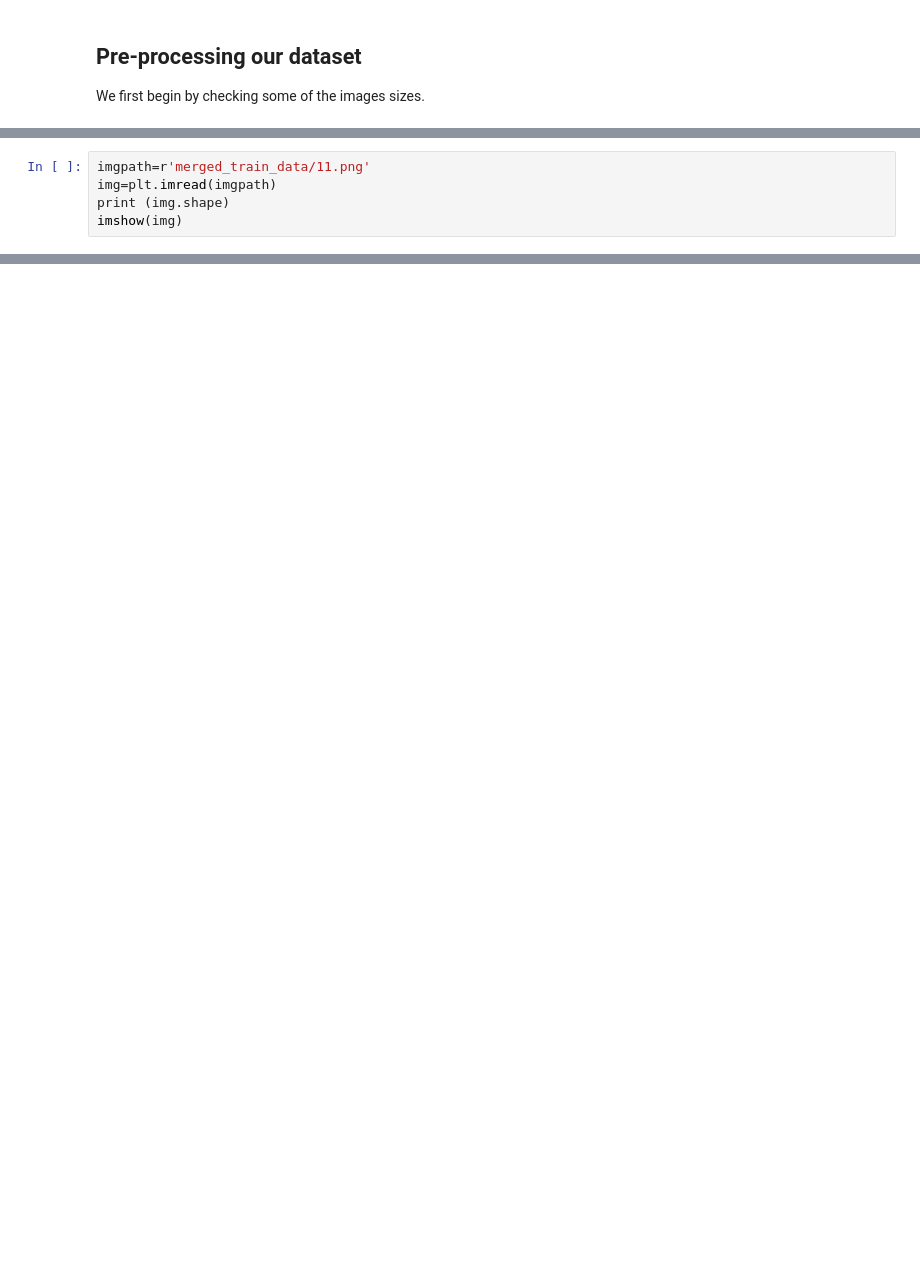
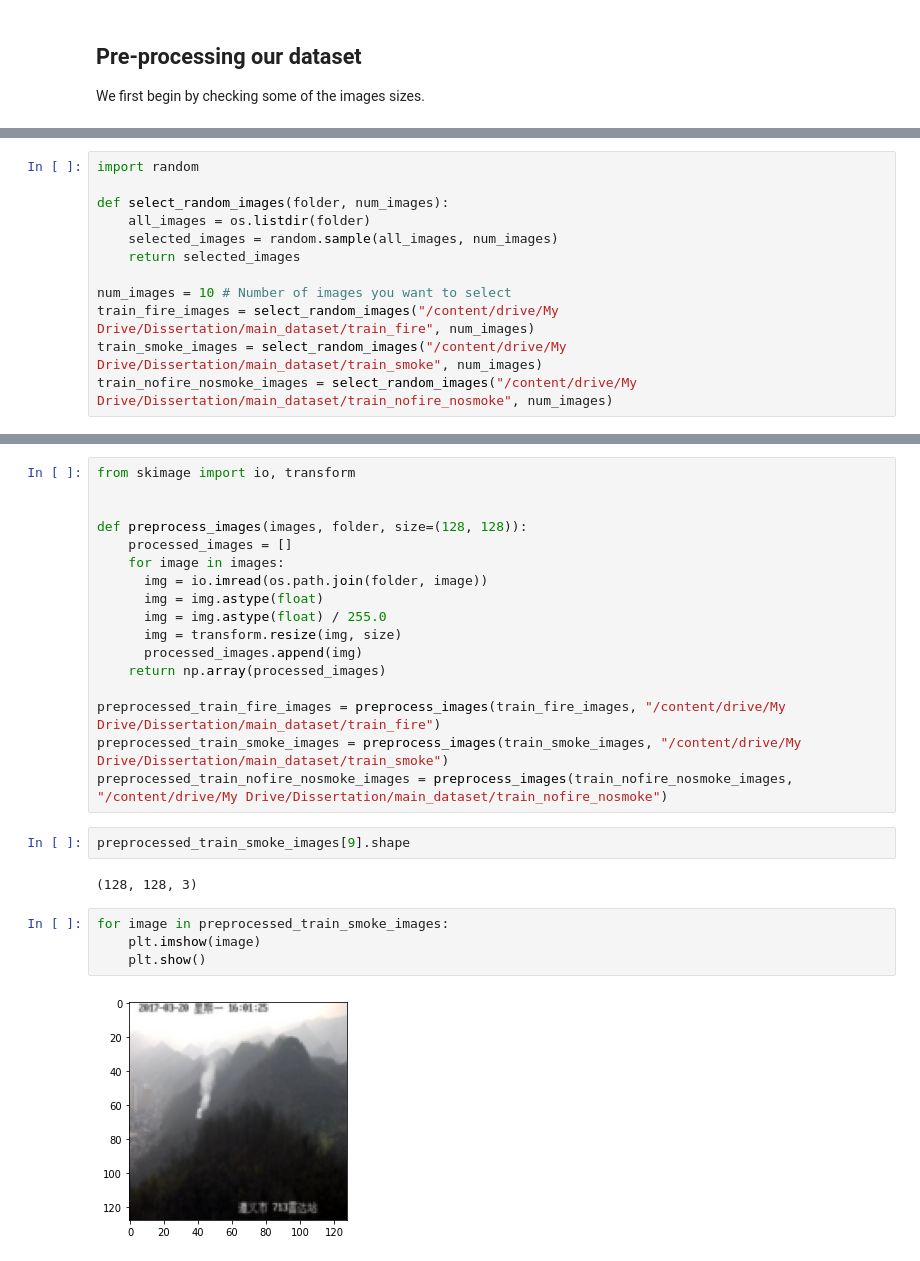
Before and after one commit to KoraySali/Dissertation_Archive, a Jupyter notebook: Dissertation_Wildfire_Detection.ipynb, the cells around one changed output, grey strips where cells are left out. Drawn from its saved outputs; the diff is of its cells as text; blank space fills up the shorter version.

```diff
--- a/Dissertation_Wildfire_Detection.ipynb
+++ b/Dissertation_Wildfire_Detection.ipynb
@@ -167,5 +53,0 @@ InvalidArgumentError: ignored
-# %%
-imgpath=r'merged_train_data/11.png'
-img=plt.imread(imgpath)
-print (img.shape)
-imshow(img)
@@ -205,0 +54,12 @@ Here it is important to normalise the pixels and resize the images to all the sa
+# %%
+import random
+
+def select_random_images(folder, num_images):
+    all_images = os.listdir(folder)
+    selected_images = random.sample(all_images, num_images)
+    return selected_images
+
+num_images = 10 # Number of images you want to select
+train_fire_images = select_random_images("/content/drive/My Drive/Dissertation/main_dataset/train_fire", num_images)
+train_smoke_images = select_random_images("/content/drive/My Drive/Dissertation/main_dataset/train_smoke", num_images)
+train_nofire_nosmoke_images = select_random_images("/content/drive/My Drive/Dissertation/main_dataset/train_nofire_nosmoke", num_images)
@@ -205,0 +79,27 @@ Here it is important to normalise the pixels and resize the images to all the sa
+# %%
+from skimage import io, transform
+
+
+def preprocess_images(images, folder, size=(128, 128)):
+    processed_images = []
+    for image in images:
+      img = io.imread(os.path.join(folder, image))
+      img = img.astype(float)
+      img = img.astype(float) / 255.0
+      img = transform.resize(img, size)
+      processed_images.append(img)
+    return np.array(processed_images)
+
+preprocessed_train_fire_images = preprocess_images(train_fire_images, "/content/drive/My Drive/Dissertation/main_dataset/train_fire")
+preprocessed_train_smoke_images = preprocess_images(train_smoke_images, "/content/drive/My Drive/Dissertation/main_dataset/train_smoke")
+preprocessed_train_nofire_nosmoke_images = preprocess_images(train_nofire_nosmoke_images, "/content/drive/My Drive/Dissertation/main_dataset/train_nofire_nosmoke")
+# %%
+preprocessed_train_smoke_images[9].shape
+# %% [output]
+(128, 128, 3)
+# %%
+for image in preprocessed_train_smoke_images:
+    plt.imshow(image)
+    plt.show()
+# %% [output]
+[figure, added]
```
Also changed, not shown: parts of 28 cells of this notebook.
